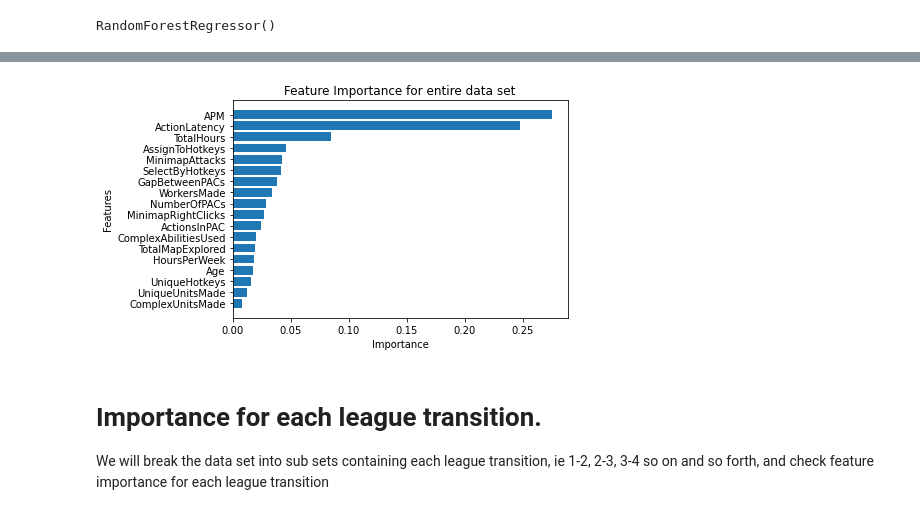
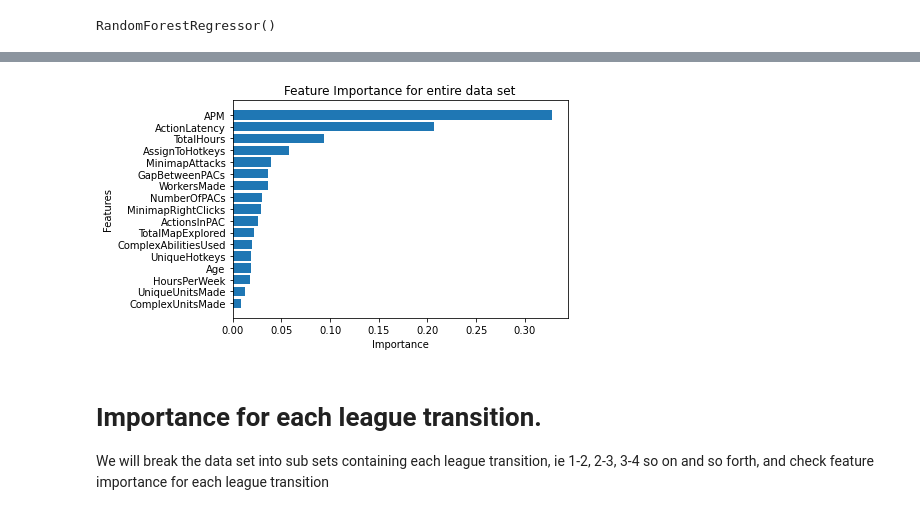
Before and after one commit to theGetz1995/Starcraft2LeagueClassification, a Jupyter notebook: notebooks/03_Getz_Feature_Importance.ipynb, the cells around one changed output, grey strips where cells are left out. Saved outputs shown, nothing was run; the diff lists cells and outputs as text; code cells hidden in the pictures.

```diff
--- a/notebooks/03_Getz_Feature_Importance.ipynb
+++ b/notebooks/03_Getz_Feature_Importance.ipynb
@@ -36,7 +36,7 @@ memory usage: 547.6 KB
 # Importance for the entire data set:
 # %%
 #Split for testing feature importance on the whole set
-SCfeatureNames = ['Age','HoursPerWeek','TotalHours','APM','SelectByHotkeys','AssignToHotkeys','UniqueHotkeys','MinimapAttacks','MinimapRightClicks','NumberOfPACs','GapBetweenPACs','ActionLatency','ActionsInPAC','TotalMapExplored','WorkersMade','UniqueUnitsMade','ComplexUnitsMade','ComplexAbilitiesUsed']
+SCfeatureNames = ['Age','HoursPerWeek','TotalHours','APM','AssignToHotkeys','UniqueHotkeys','MinimapAttacks','MinimapRightClicks','NumberOfPACs','GapBetweenPACs','ActionLatency','ActionsInPAC','TotalMapExplored','WorkersMade','UniqueUnitsMade','ComplexUnitsMade','ComplexAbilitiesUsed']
 X = starcraft[SCfeatureNames]
 y = starcraft['LeagueIndex']
 X_train,X_test,y_train,y_test = train_test_split(X,y,test_size=.25,random_state=420)
@@ -57,13 +77,14 @@ def feat_sort(features,importances):
 # %%
+starcraft = starcraft.drop('SelectByHotkeys',axis=1)
 sorted_idx = rf.feature_importances_.argsort()
 SCfeatureNamesSorted = feat_sort(SCfeatureNames,rf.feature_importances_)
 plt.barh(SCfeatureNamesSorted, rf.feature_importances_[sorted_idx])
 plt.title('Feature Importance for entire data set')
 plt.xlabel('Importance')
 plt.ylabel('Features')
 plt.show()
 # %% [output]
-[figure, old version]
+[figure, new version]
 # %% [markdown]
 # Importance for each league transition.
 We will break the data set into sub sets containing each league transition, ie 1-2, 2-3, 3-4 so on and so forth, and check feature importance for each league transition
```
Also changed, not shown: parts of 6 cells of this notebook, 1 other file.
